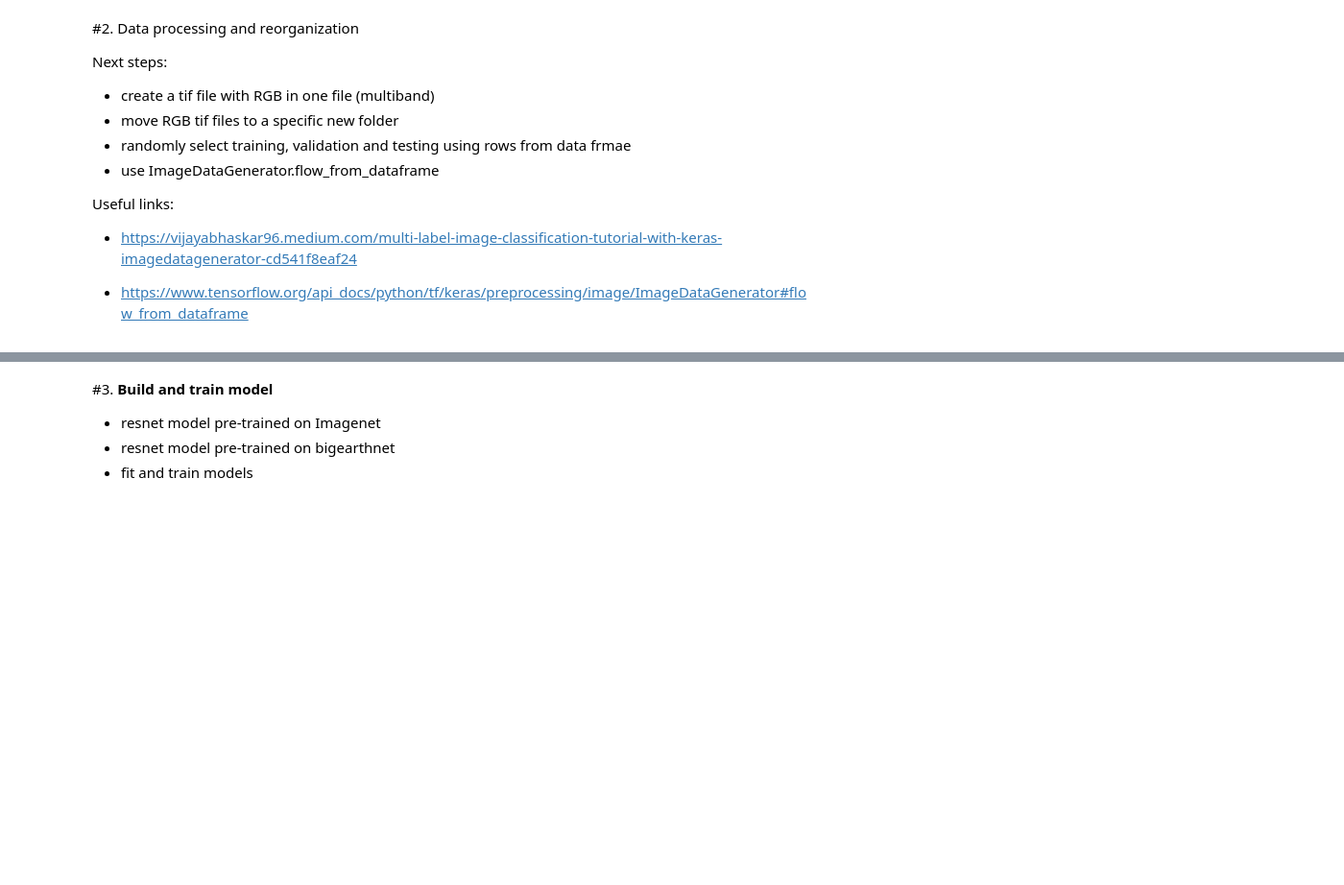
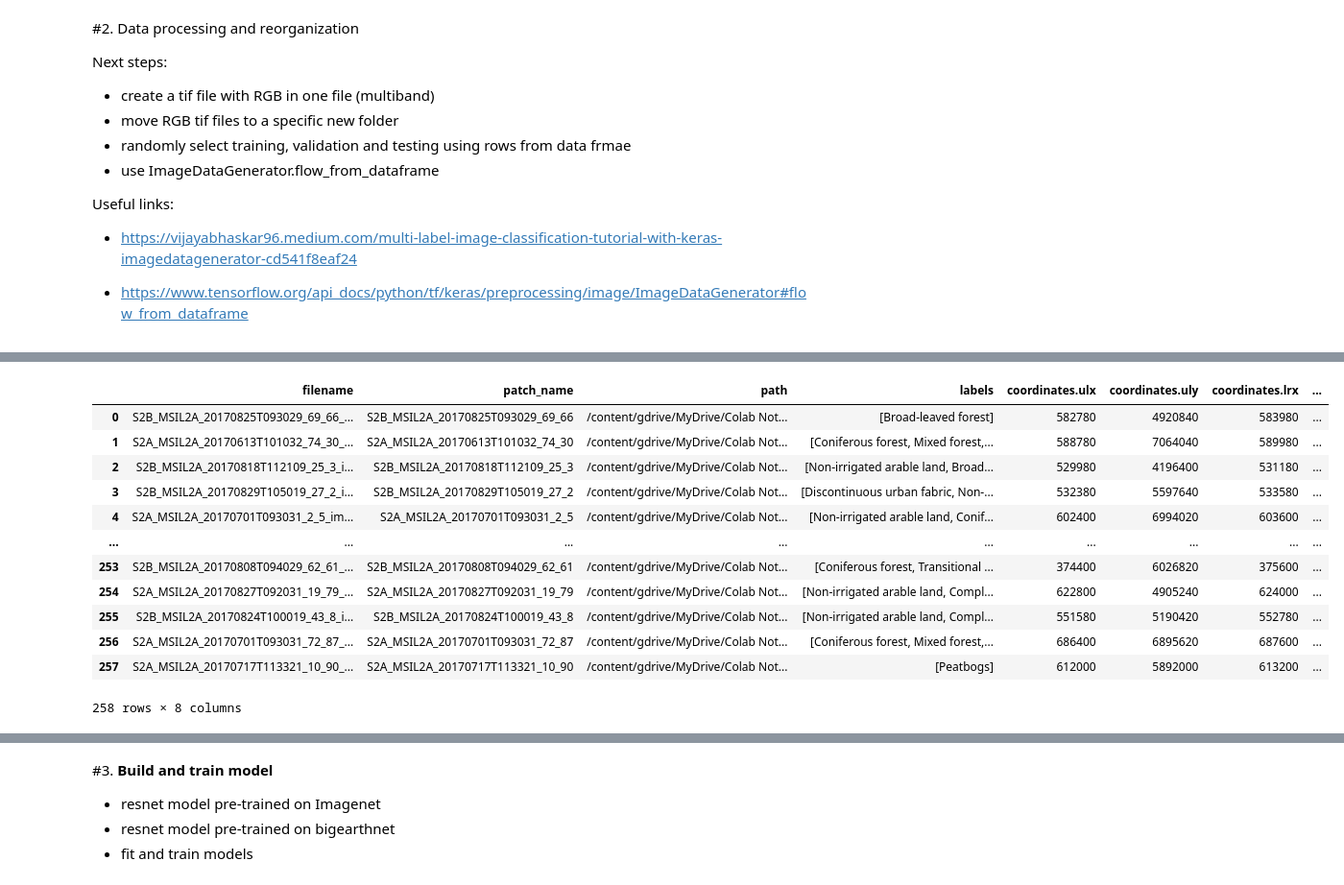
Before and after one commit to bparment1/deep_learning_with_satellite_imagery_and_geospatial_data, a Jupyter notebook: land_cover_image_classification_sentinel2.ipynb, the cells around one changed output, grey strips where cells are left out. Shown: that part at 96% size. Drawn from its saved outputs; the diff is of its cells as text; code cells hidden in the pictures; blank space fills up the shorter version.

```diff
--- a/land_cover_image_classification_sentinel2.ipynb
+++ b/land_cover_image_classification_sentinel2.ipynb
@@ -686,0 +954,20 @@ print(np.round(258*0.1)) #for validation
+# %%
+#apply a function in a loop that will take
+
+#took 2-3 minutes
+list_out_files_raster = []
+bands_pattern_val_list =['B04','B03','B02']
+image_format = '.tif'
+image_format = '.png'
+
+#should try to parallelize this
+for i in range(len(df_files_raster_RGB)):
+  #apply a function in a loop that will take
+  patch_name = df_files_raster_RGB['patch_name'].iloc[i]
+  raster_file_list_m = df_files_raster_RGB.loc[i,bands_pattern_val_list].tolist()
+  #print(raster_file_list_m )
+  out_file_raster = create_image_mulitband_tif(raster_image_list=raster_file_list_m,
+                             prefix_name=patch_name,
+                             out_dir='processed_images',
+                             extension=image_format)
+  list_out_files_raster.append(out_file_raster)
@@ -686,0 +991,7 @@ print(np.round(258*0.1)) #for validation
+# %%
+list_out_files_raster[:2]
+df_data_image_files = pd.DataFrame({'filename':list_out_files_raster})
+df_data_image_files['patch_name'] = [val.replace(f'_image{image_format}','') for val in list_out_files_raster]
+df_data_image_files['path']= os.path.join(out_dir,'processed_images')
+print(df_data_image_files.shape)
+df_data_image_files.head()
@@ -686,0 +1006,19 @@ print(np.round(258*0.1)) #for validation
+# %%
+list_columns = ['labels', 'coordinates.ulx', 'coordinates.uly', 'coordinates.lrx','coordinates.lry', 'patch_name']
+#df_json_val.columns
+df_data_image_files = df_data_image_files.merge(df_json_val.loc[:,list_columns],on='patch_name',how='inner')
+df_data_image_files
+# %% [output]
+|  | filename | patch_name | path | labels | coordinates.ulx | coordinates.uly | coordinates.lrx | ... |
+| 0 | S2B_MSIL2A_20170825T093029_69_66_... | S2B_MSIL2A_20170825T093029_69_66 | /content/gdrive/MyDrive/Colab Not... | [Broad-leaved forest] | 582780 | 4920840 | 583980 | ... |
+| 1 | S2A_MSIL2A_20170613T101032_74_30_... | S2A_MSIL2A_20170613T101032_74_30 | /content/gdrive/MyDrive/Colab Not... | [Coniferous forest, Mixed forest,... | 588780 | 7064040 | 589980 | ... |
+| 2 | S2B_MSIL2A_20170818T112109_25_3_i... | S2B_MSIL2A_20170818T112109_25_3 | /content/gdrive/MyDrive/Colab Not... | [Non-irrigated arable land, Broad... | 529980 | 4196400 | 531180 | ... |
+| 3 | S2B_MSIL2A_20170829T105019_27_2_i... | S2B_MSIL2A_20170829T105019_27_2 | /content/gdrive/MyDrive/Colab Not... | [Discontinuous urban fabric, Non-... | 532380 | 5597640 | 533580 | ... |
+| 4 | S2A_MSIL2A_20170701T093031_2_5_im... | S2A_MSIL2A_20170701T093031_2_5 | /content/gdrive/MyDrive/Colab Not... | [Non-irrigated arable land, Conif... | 602400 | 6994020 | 603600 | ... |
+| ... | ... | ... | ... | ... | ... | ... | ... | ... |
+| 253 | S2B_MSIL2A_20170808T094029_62_61_... | S2B_MSIL2A_20170808T094029_62_61 | /content/gdrive/MyDrive/Colab Not... | [Coniferous forest, Transitional ... | 374400 | 6026820 | 375600 | ... |
+| 254 | S2A_MSIL2A_20170827T092031_19_79_... | S2A_MSIL2A_20170827T092031_19_79 | /content/gdrive/MyDrive/Colab Not... | [Non-irrigated arable land, Compl... | 622800 | 4905240 | 624000 | ... |
+| 255 | S2B_MSIL2A_20170824T100019_43_8_i... | S2B_MSIL2A_20170824T100019_43_8 | /content/gdrive/MyDrive/Colab Not... | [Non-irrigated arable land, Compl... | 551580 | 5190420 | 552780 | ... |
+| 256 | S2A_MSIL2A_20170701T093031_72_87_... | S2A_MSIL2A_20170701T093031_72_87 | /content/gdrive/MyDrive/Colab Not... | [Coniferous forest, Mixed forest,... | 686400 | 6895620 | 687600 | ... |
+| 257 | S2A_MSIL2A_20170717T113321_10_90_... | S2A_MSIL2A_20170717T113321_10_90 | /content/gdrive/MyDrive/Colab Not... | [Peatbogs] | 612000 | 5892000 | 613200 | ... |
+258 rows × 8 columns
```
Also changed, not shown: parts of 61 cells of this notebook.
